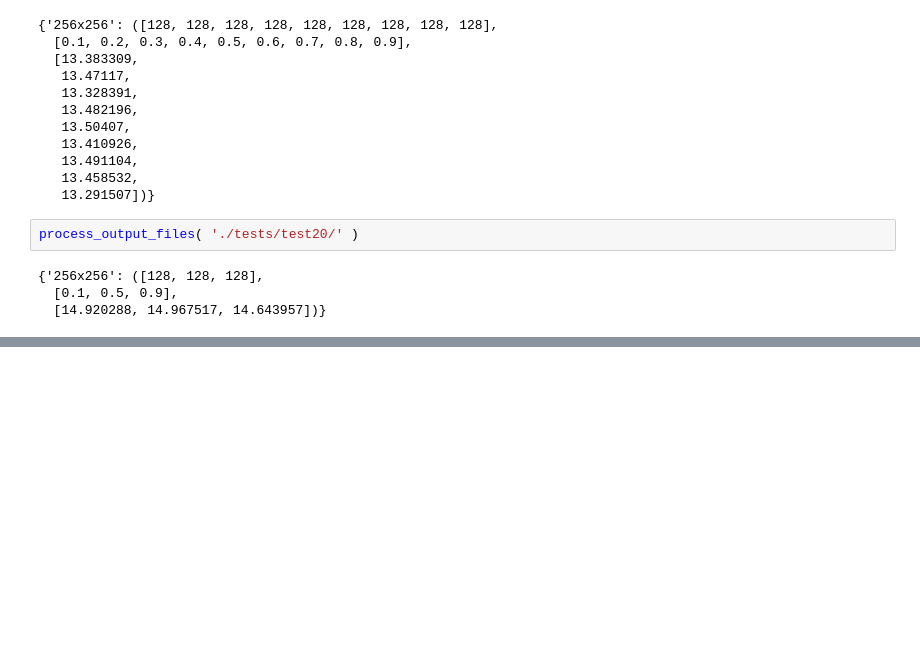
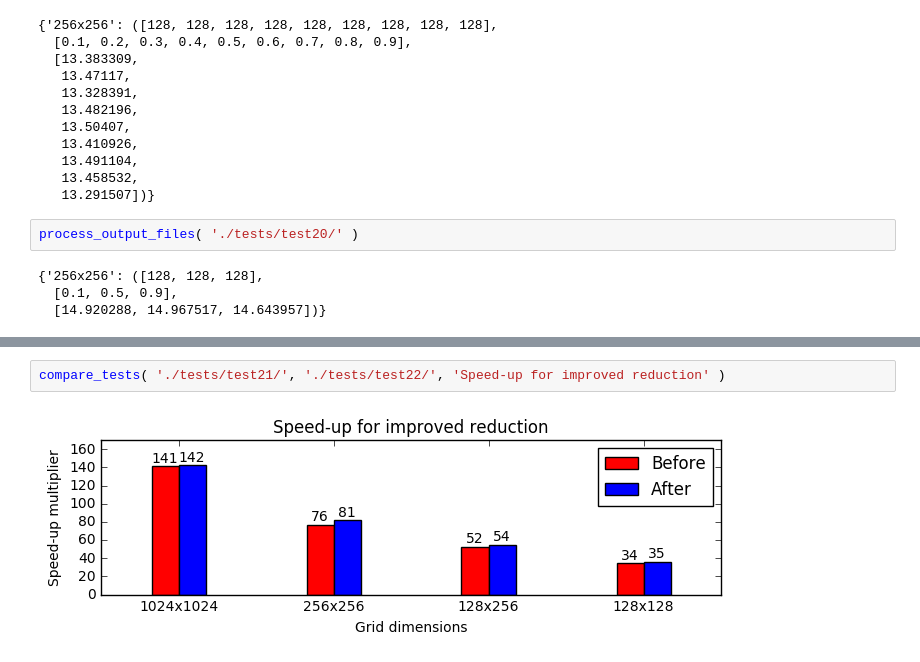
Before and after one commit to DylanCope/HPC-CW3, a Jupyter notebook: AnalyzingTests.ipynb, the cells around one changed output, grey strips where cells are left out. Drawn from its saved outputs; the diff is of its cells as text; blank space fills up the shorter version.

```diff
--- a/AnalyzingTests.ipynb
+++ b/AnalyzingTests.ipynb
@@ -226,0 +237,4 @@ process_output_files( './tests/test20/' )
+# %%
+compare_tests( './tests/test21/', './tests/test22/', 'Speed-up for improved reduction' )
+# %% [output]
+[figure, added]
```
Also changed, not shown: parts of 8 cells of this notebook, 3 other files.
